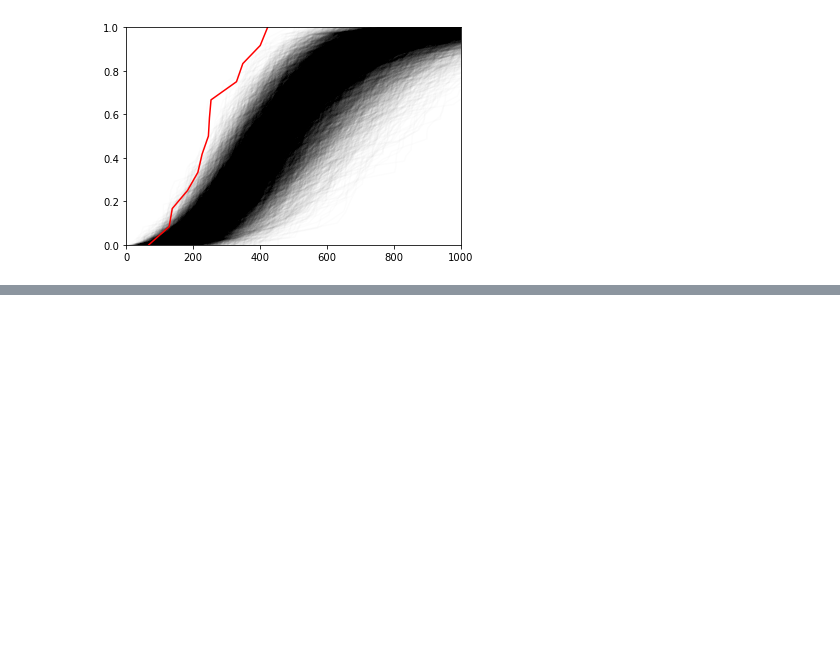
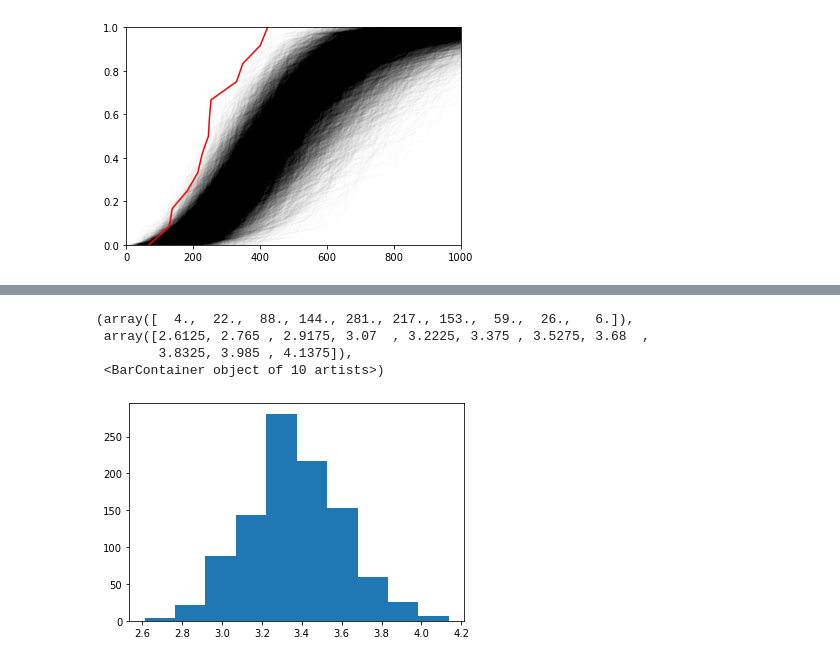
Before and after one commit to forero/LocalGroupKinematics, a Jupyter notebook: nb/explore.ipynb, the cells around one changed output, grey strips where cells are left out. Saved outputs shown, nothing was run; the diff lists cells and outputs as text; code cells hidden in the pictures; blank space fills up the shorter version.

```diff
--- a/nb/explore.ipynb
+++ b/nb/explore.ipynb
@@ -255,0 +321,14 @@ plt.ylim(0,1)
+# %%
+n_lg = np.ones(1000)
+mean_tan_vel = np.ones(1000)
+for i in range(1000):
+    n_lg[i] = len(tan_vel_boxes[i])/(200.0**3)
+    mean_tan_vel[i] = np.median(tan_vel_boxes[i])
+# %%
+plt.hist(n_lg/1E-5)
+# %% [output]
+(array([  4.,  22.,  88., 144., 281., 217., 153.,  59.,  26.,   6.]),
+ array([2.6125, 2.765 , 2.9175, 3.07  , 3.2225, 3.375 , 3.5275, 3.68  ,
+        3.8325, 3.985 , 4.1375]),
+ <BarContainer object of 10 artists>)
+[figure, added]
```
Also changed, not shown: parts of 15 cells of this notebook.
